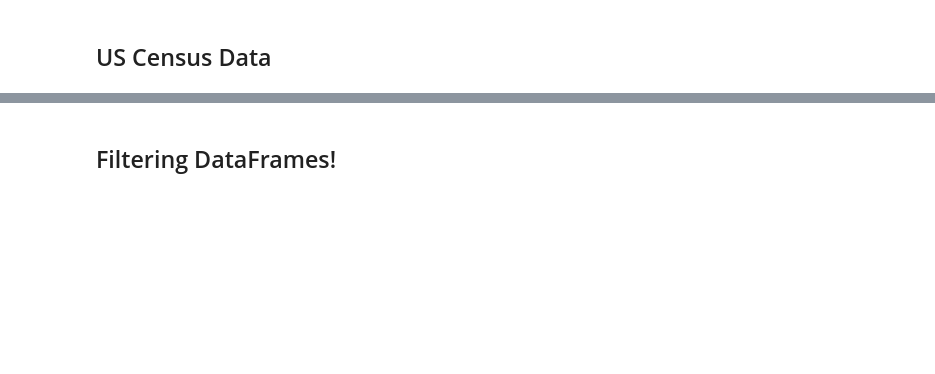
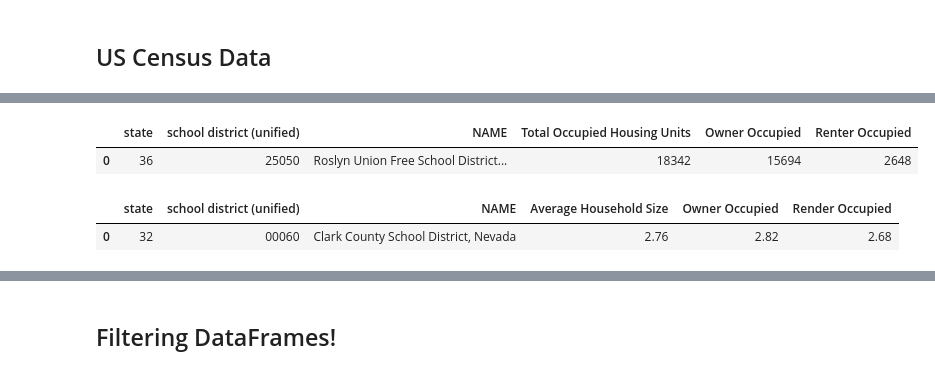
Before and after one commit to pylinet/USCensus, a Jupyter notebook: USCensusNYData-Test.ipynb, the cells around one changed output, grey strips where cells are left out. Drawn from its saved outputs; the diff is of its cells as text; code cells hidden in the pictures; blank space fills up the shorter version.

```diff
--- a/USCensusNYData-Test.ipynb
+++ b/USCensusNYData-Test.ipynb
@@ -160,0 +70,12 @@ NY
+# %%
+x=cen.houseType(25050,36)
+x
+# %% [output]
+|  | state | school district (unified) | NAME | Total Occupied Housing Units | Owner Occupied | Renter Occupied |
+| 0 | 36 | 25050 | Roslyn Union Free School District... | 18342 | 15694 | 2648 |
+# %%
+x=cen.householdSize('00060',32)
+x
+# %% [output]
+|  | state | school district (unified) | NAME | Average Household Size | Owner Occupied | Render Occupied |
+| 0 | 32 | 00060 | Clark County School District, Nevada | 2.76 | 2.82 | 2.68 |
```
Also changed, not shown: parts of 17 cells of this notebook, 3 other files.
